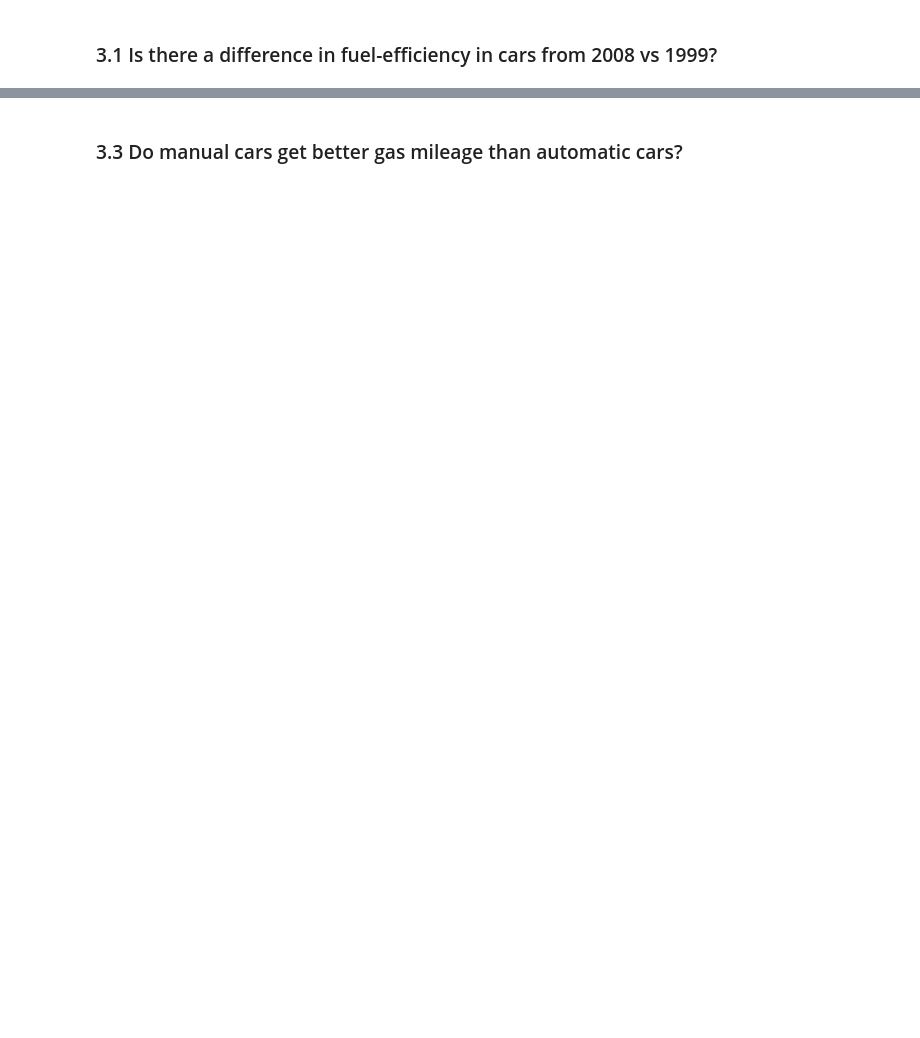
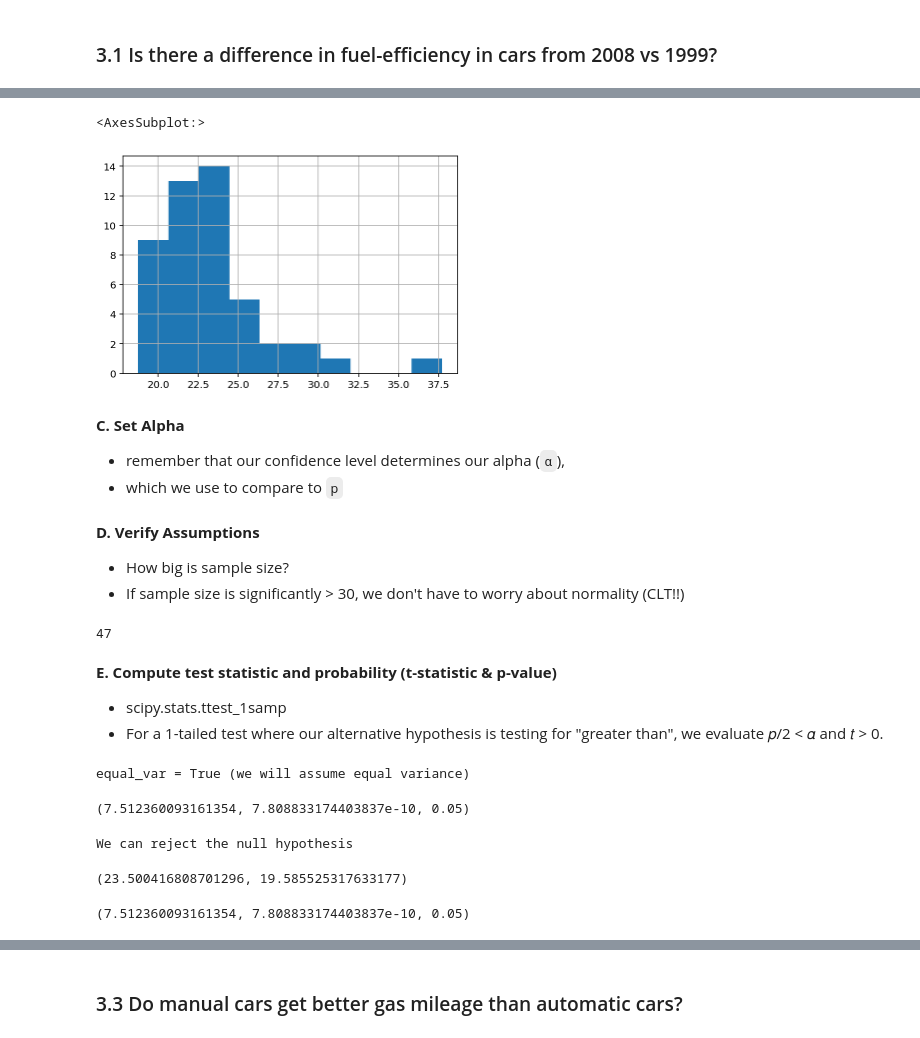
Before and after one commit to QMCBT-JustinEvans/statistics-exercises, a Jupyter notebook: hypothesis_testing.ipynb, the cells around one changed output, grey strips where cells are left out. Cells and saved outputs as stored; diff of their text form; code cells hidden in the pictures; blank space fills up the shorter version.

````diff
--- a/hypothesis_testing.ipynb
+++ b/hypothesis_testing.ipynb
@@ -324,0 +471,4 @@ We can reject the null hypothesis
+# %%
+fe_compact = mpg[mpg['class'] == 'compact'].fuel_efficiency
+μ = mpg.fuel_efficiency.mean()
+fe_compact.head(), μ
@@ -324,0 +483,11 @@ We can reject the null hypothesis
+# %%
+# plot distribution for fe_compact
+plt.figure(figsize=(6,4))
+fe_compact.hist()
+# %% [output]
+<AxesSubplot:>
+[figure, added]
+# %% [markdown]
+**C. Set Alpha**
+* remember that our confidence level determines our alpha (```α```),
+* which we use to compare to ```p```
@@ -324,0 +496,47 @@ We can reject the null hypothesis
+# %% [markdown]
+**D. Verify Assumptions**
+* How big is sample size?
+* If sample size is significantly > 30, we don't have to worry about normality (CLT!!)
+# %%
+# how many observations I have for each sample? (N>30,we we meet normality condition)
+
+fe_compact.count()
+# %% [output]
+47
+# %% [markdown]
+**E. Compute test statistic and probability (t-statistic & p-value)**
+
+- scipy.stats.ttest_1samp
+- For a 1-tailed test where our alternative hypothesis is testing for "greater than", we evaluate 𝑝/2 < 𝛼  and  𝑡 > 0.
+# %%
+print('equal_var = True (we will assume equal variance)')
+#Using Scipy
+t_stat, p_val = stats.ttest_1samp(fe_compact, μ)
+t_stat, p_val/2, α
+# %% [output]
+equal_var = True (we will assume equal variance)
+(7.512360093161354, 7.808833174403837e-10, 0.05)
+# %%
+"""
+# One-Tail
+if (t > 0) and ((p / 2) < α):
+    print('We can reject the null hypothesis')
+else:
+    print('we fail to reject the null hypothesis')
+"""
+
+# Two-Tail
+if p_val < α:
+    print('We can reject the null hypothesis')
+else:
+    print('we fail to reject the null hypothesis')
+# %% [output]
+We can reject the null hypothesis
+# %%
+fe_compact.mean(), mpg.fuel_efficiency.mean()
+# %% [output]
+(23.500416808701296, 19.585525317633177)
+# %%
+t_stat, p_val/2, α
+# %% [output]
+(7.512360093161354, 7.808833174403837e-10, 0.05)
````
Also changed, not shown: parts of 125 cells of this notebook.
